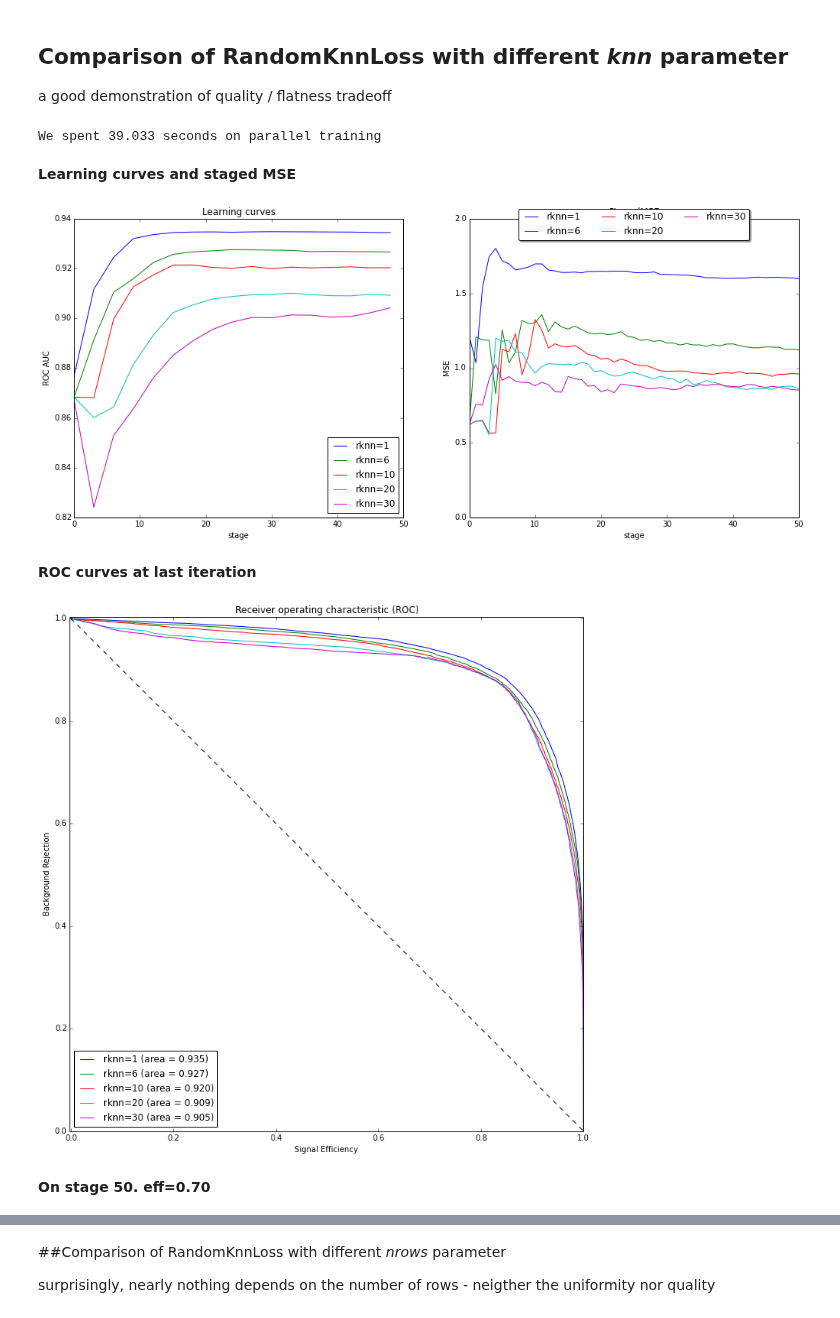
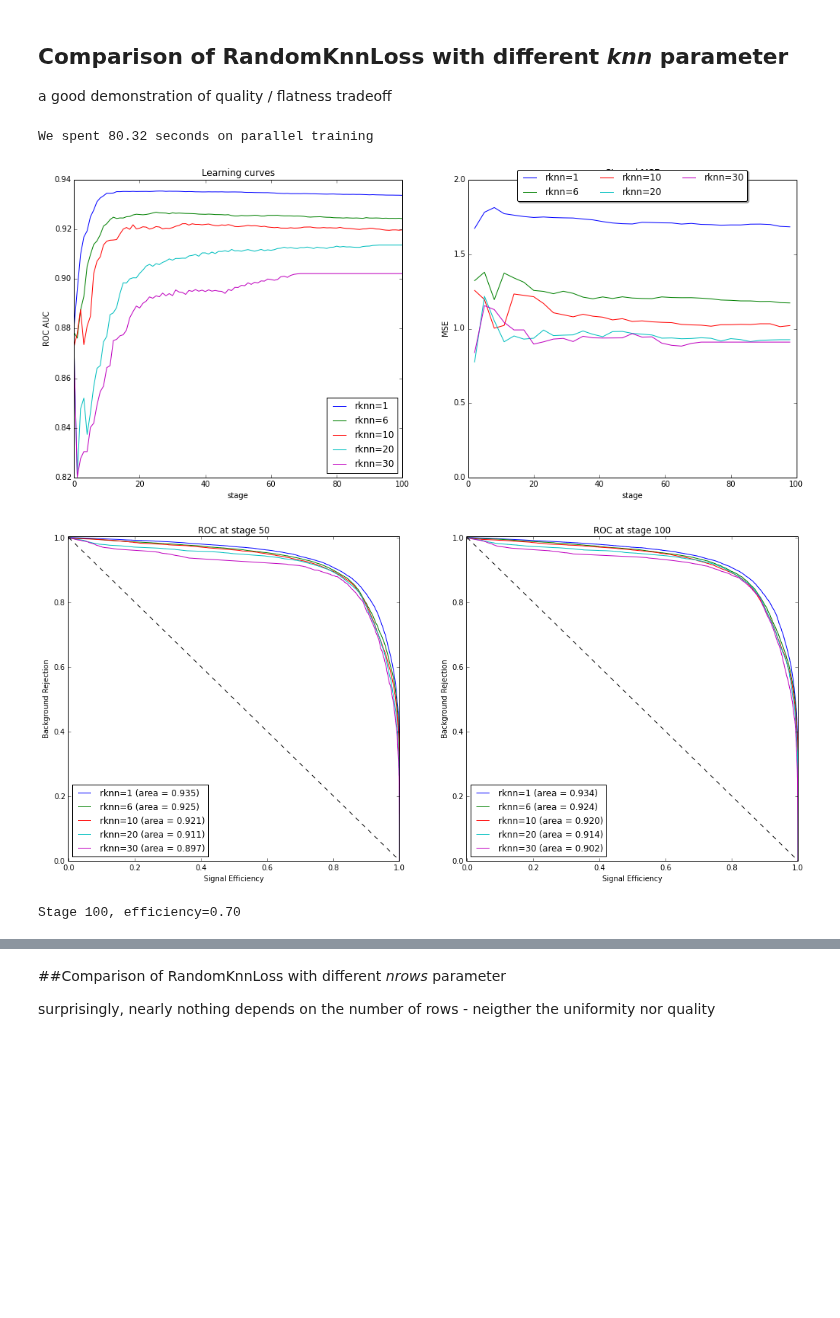
Before and after one commit to anaderi/lhcb_trigger_ml, a Jupyter notebook: IPythonWorkflow/DalitzUGBDemo.ipynb, the cells around one changed output, grey strips where cells are left out. Cells and saved outputs as stored; diff of their text form; code cells hidden in the pictures; blank space fills up the shorter version.

```diff
--- a/IPythonWorkflow/DalitzUGBDemo.ipynb
+++ b/IPythonWorkflow/DalitzUGBDemo.ipynb
@@ -133,7 +117,7 @@ The latest is not surprise, because uBoost wasn't planned to be somehow flat in
 base_estimator = DecisionTreeClassifier(max_depth=4)
 n_estimators = 150 + 1
 
-var_classifiers = OrderedDict()
+var_classifiers = ClassifiersDict()
 
 var_classifiers['AdaBoost'] = HidingClassifier(train_variables=train_variables,
                                     base_estimator=AdaBoostClassifier(base_estimator=base_estimator, n_estimators=n_estimators))
@@ -141,7 +125,7 @@ var_classifiers['AdaBoost'] = HidingClassifier(train_variables=train_variables,
 knnloss1 = ugb.SimpleKnnLossFunction(uniform_variables, knn=20)
 var_classifiers['unifGB20'] = ugb.MyGradientBoostingClassifier(loss=knnloss1, max_depth=4, n_estimators=n_estimators,
                                                            learning_rate=.5, train_variables=train_variables)
-# smoothing is used in uBoost
+
 var_classifiers['uBoost']   = uBoostClassifier(uniform_variables=uniform_variables, base_estimator=base_estimator,
                                                n_estimators=n_estimators, train_variables=train_variables, efficiency_steps=12)
 
@@ -149,4 +133,5 @@ flatness_loss = ugb.FlatnessLossFunction(uniform_variables, ada_coefficient=0.05
 var_classifiers['uGB+FL'] = ugb.MyGradientBoostingClassifier(loss=flatness_loss, max_depth=4, n_estimators=n_estimators,
                                                            learning_rate=.4, train_variables=train_variables)
 
-reports.trainClassifiers(var_classifiers, trainX, trainY, ipc_profile=ipc_profile)
+var_classifiers.fit(trainX, trainY, ipc_profile=ipc_profile)
+pass
@@ -218,9 +180,8 @@ seems there is some limit in flatness thie method can't overcome
 # %%
-sknn_classifiers = OrderedDict()
+sknn_classifiers = ClassifiersDict()
 for knn in [1, 5, 10, 20, 30, 60]:
     knnloss = ugb.SimpleKnnLossFunction(uniform_variables, knn=knn)
     sknn_classifiers["sknn=%i" % knn] = ugb.MyGradientBoostingClassifier(loss=knnloss, max_depth=4, n_estimators=201,
                                     learning_rate=.5, train_variables = train_variables)
-reports.trainClassifiers(sknn_classifiers, trainX, trainY, ipc_profile=ipc_profile)
-printReport(sknn_classifiers)
+smallReport(sknn_classifiers, roc_stages=[100, 200], mse_stages=[200])
 # %% [output]
@@ -237,11 +196,10 @@ we augment A matrix by adding an identity matrix multiplied by some number
 
 $ A:= A + diagonal \times I$, diagonal is real number
 # %%
-sknn2_classifiers = OrderedDict()
-for diagonal in [0,1,2]:
+sknn2_classifiers = ClassifiersDict()
+for diagonal in [0, 1, 2]:
     knnloss = ugb.SimpleKnnLossFunction(uniform_variables, knn=25, diagonal=diagonal)
     sknn2_classifiers["diag=%i" % diagonal] = ugb.MyGradientBoostingClassifier(loss=knnloss, max_depth=4, n_estimators=101,
                                     learning_rate=.5, train_variables = train_variables)
-reports.trainClassifiers(sknn2_classifiers, trainX, trainY, ipc_profile=ipc_profile)
-printReport(sknn2_classifiers)
+smallReport(sknn2_classifiers)
 # %% [output]
@@ -259,9 +215,8 @@ works just a bit flatter then AdaBoost
 # %%
-pw_classifiers = OrderedDict()
+pw_classifiers = ClassifiersDict()
 for knn in [5, 15]:
     pw_loss = ugb.PairwiseKnnLossFunction(uniform_variables, knn=knn)
     pw_classifiers["pw_knn=%i" % knn] = ugb.MyGradientBoostingClassifier(loss=pw_loss, max_depth=4, n_estimators=101,
                                     learning_rate=.5, train_variables = train_variables)
-reports.trainClassifiers(pw_classifiers, trainX, trainY, ipc_profile=ipc_profile)
-printReport(pw_classifiers)
+smallReport(pw_classifiers)
 # %% [output]
@@ -276,18 +229,15 @@ On stage 100. eff=0.70
 ## Comparison of RandomKnnLoss with different _knn_ parameter
 a good demonstration of quality / flatness tradeoff
 # %%
-rknn_classifiers = OrderedDict()
+rknn_classifiers = ClassifiersDict()
 for knn in [1, 6, 10, 20, 30]:
     rknn_loss = ugb.RandomKnnLossFunction(uniform_variables, knn=knn, n_rows=len(trainX) * 3, large_preds_penalty=0.)
-    rknn_classifiers["rknn=%i" % knn] = ugb.MyGradientBoostingClassifier(loss=rknn_loss, max_depth=4, n_estimators=51,
+    rknn_classifiers["rknn=%i" % knn] = ugb.MyGradientBoostingClassifier(loss=rknn_loss, max_depth=4, n_estimators=101,
                                     learning_rate=.5, train_variables = train_variables)
 
-reports.trainClassifiers(rknn_classifiers, trainX, trainY, ipc_profile=ipc_profile)
-printReport(rknn_classifiers, stages=[50])
+smallReport(rknn_classifiers)
 # %% [output]
-We spent 39.033 seconds on parallel training
+We spent 80.32 seconds on parallel training
-Learning curves and staged MSE
-[figure, old version]
+[figure, new version]
-ROC curves at last iteration
-[figure, old version]
+[figure, new version]
-On stage 50. eff=0.70
+Stage 100, efficiency=0.70
```
Also changed, not shown: parts of 38 cells of this notebook.
